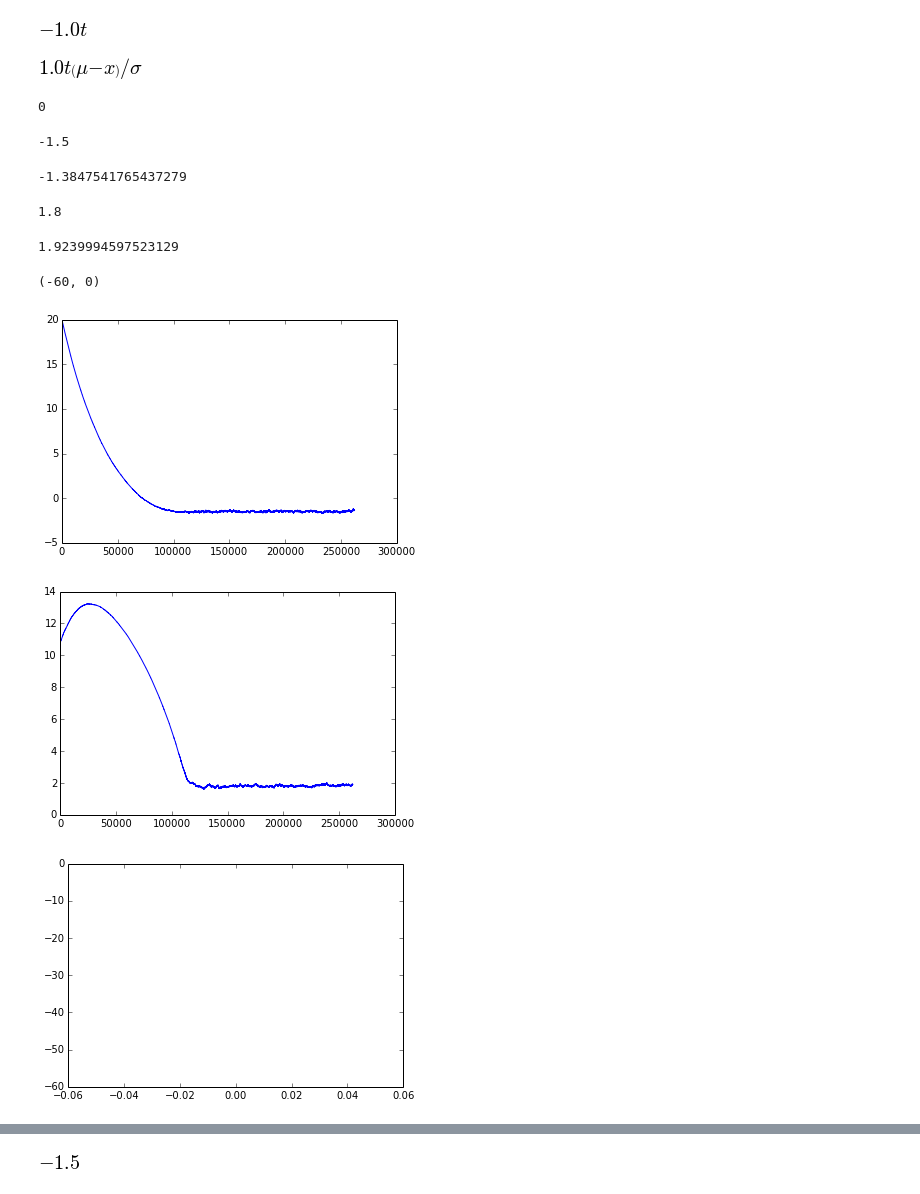
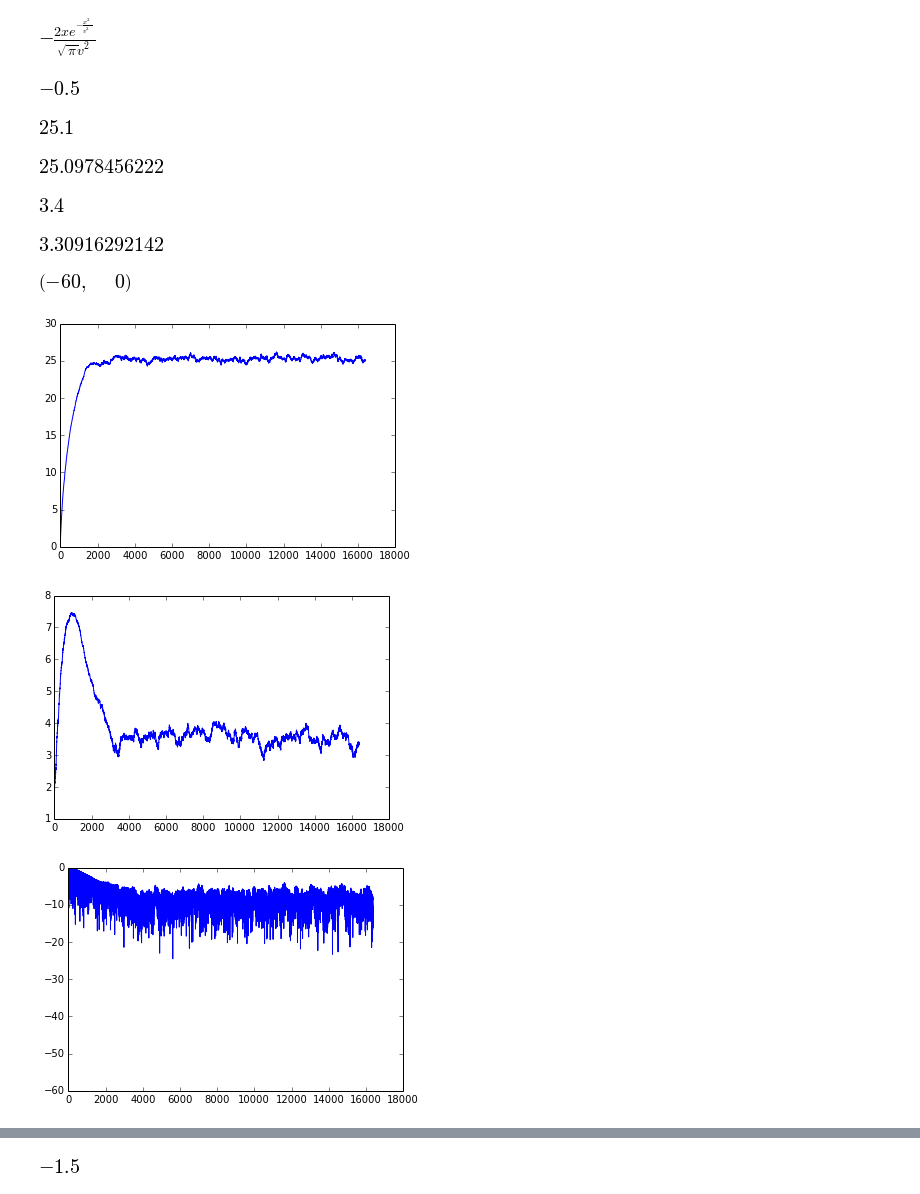
Before and after one commit to backshed/-, a Jupyter notebook: work/基礎/交差エントロピーでerf推定.ipynb, the cells around one changed output, grey strips where cells are left out. Drawn from its saved outputs; the diff is of its cells as text; code cells hidden in the pictures.

```diff
--- a/work/基礎/交差エントロピーでerf推定.ipynb
+++ b/work/基礎/交差エントロピーでerf推定.ipynb
@@ -1,38 +1,36 @@
 # %%
 %matplotlib inline
 from sympy import *
 from IPython.display import display
 init_printing()
 
-t, x, u, s = symbols('t, x, mu, sigma')
+t, x, u, s, v = symbols('t, x, mu, sigma, v')
 p = exp(-(x-u)**2/(2*s*s))/sqrt(2*pi)/s
 P = exp(-(x-u)**2/(2*s*s))
 f = 0.5 + 0.5 * erf( ( x - u ) / sqrt( 2 ) / s )
 e0 = t - f
 e1 = (  t)*log(  f)
 e2 = (1-t)*log(1-f)
 J = [diff(e0, u), diff(e0, s)]
 H = [[diff(J[0], u), diff(J[0], s)], [diff(J[1], u), diff(J[1], s)]]
 D = H[0][0] * H[1][1] - H[1][0] * H[1][0]
 
 #display(diff(f, x))
 #display(simplify(diff(e1, s)/p*(f)))
-display(simplify((diff(e1, u))/p*f))
-display(simplify((diff(e1, s))/p*f))
+display(simplify((diff(erf(x/v), v))))
 # %% [output]
-[figure, old version]
+[figure, new version]
-[figure, removed]
 # %%
 #交差エントロピー最小化　２値
 %matplotlib inline
 from matplotlib.pylab import *
 from IPython.display import display
 
-mu = -1.5
-ms = 1.8
-eu = 20.0
-es = 10.8
-eps = 0.01
+mu = 25.1
+ms = 3.4
+eu = 1.0
+es = 1.8
+eps = 0.1
 
 c = 0
 e = []
@@ -41,11 +39,11 @@ u = []
 
 def F(x, u, s):
     from math import erf
-    return 0.5 + 0.5 * erf((x-u)/sqrt(2)/s)
+    return 0.5 + 0.5 * erf((x-u)/s/sqrt(2))
 
 def P(x, u, s):
     from math import exp
-    return exp(-((x-u)/s)**2)/sqrt(2*pi)/s
+    return sqrt(2)*exp(-((x-u)/s)**2)/sqrt(pi)/s
 
 def L(d, x, u, s):
     from math import log
@@ -78,21 +76,23 @@ def ddH(d, x, u, s, eps):
         0.5*(dJ(d, x, u, s+eps, eps)-dJ(d, x, u, s-eps, eps))/eps
     ])
 
-for k in range(2**18):
+var = 0
+for k in range(2**14):
     x = normal()*es+eu
     d = normal()*ms+mu
 
-    er = P(x, mu, ms) - P(x, mu, ms)
+    er = F(x, mu, ms) - F(x, eu, es)
     e.append(er)
     u.append(eu)
     s.append(es)
 
-    j = J(x>d, x, eu, es)
+    j = J(d<x, x, eu, es)
 
     eu = eu - eps * j[0]
-    es = es - eps * j[1]
+    es = abs(es - eps * j[1])
+#    es = abs(es - eps * j[1])
 
-display(c)
+display(sqrt(var/float(2**14))-0.5)
 display(mu, eu)
 display(ms, es)
 figure();plot(u)
@@ -100,15 +100,15 @@ figure();plot(s)
 figure();plot(log(array(e, dtype='float64')**2))
 ylim(-60,0)
 # %% [output]
-0
--1.5
--1.3847541765437279
-1.8
-1.9239994597523129
-(-60, 0)
-[figure, old version]
+[figure, new version]
-[figure, old version]
+[figure, new version]
-[figure, old version]
+[figure, new version]
+[figure, added]
+[figure, added]
+[figure, added]
+[figure, added]
+[figure, added]
+[figure, added]
 # %%
 #交差エントロピー最小化 数値差分
 %matplotlib inline
```
Also changed, not shown: parts of 4 cells of this notebook, 1 other file.
